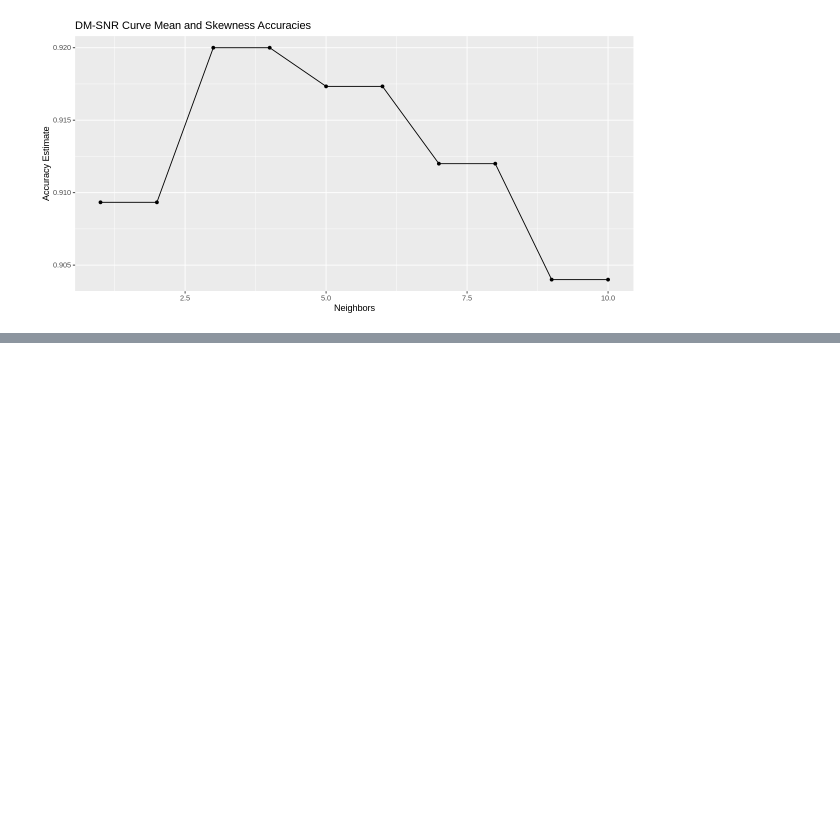
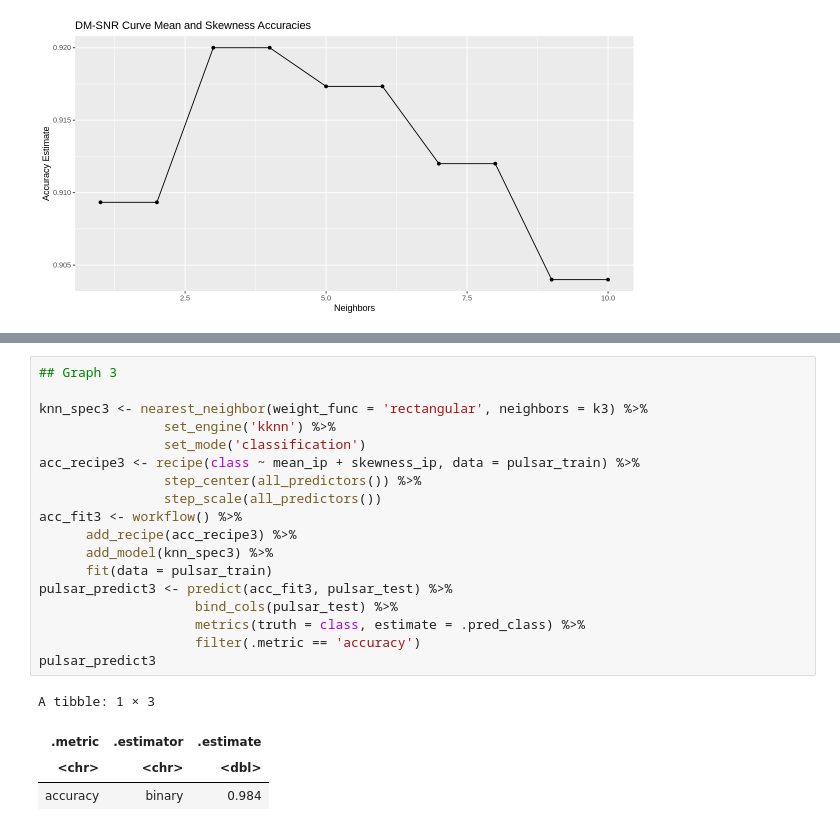
Before and after one commit to kseniak1/DSCI100-Project, a Jupyter notebook: Ksenia_notebook.ipynb, the cells around one changed output, grey strips where cells are left out. Saved outputs shown, nothing was run; the diff lists cells and outputs as text; blank space fills up the shorter version.

```diff
--- a/Ksenia_notebook.ipynb
+++ b/Ksenia_notebook.ipynb
@@ -255,0 +320,23 @@ k6 <- 3
+# %%
+## Graph 3
+
+knn_spec3 <- nearest_neighbor(weight_func = 'rectangular', neighbors = k3) %>%
+                set_engine('kknn') %>%
+                set_mode('classification')
+acc_recipe3 <- recipe(class ~ mean_ip + skewness_ip, data = pulsar_train) %>%
+                step_center(all_predictors()) %>%
+                step_scale(all_predictors())
+acc_fit3 <- workflow() %>%
+      add_recipe(acc_recipe3) %>%
+      add_model(knn_spec3) %>%
+      fit(data = pulsar_train)
+pulsar_predict3 <- predict(acc_fit3, pulsar_test) %>%
+                    bind_cols(pulsar_test) %>%
+                    metrics(truth = class, estimate = .pred_class) %>%
+                    filter(.metric == 'accuracy')
+pulsar_predict3
+# %% [output]
+A tibble: 1 × 3
+| .metric | .estimator | .estimate |
+| <chr> | <chr> | <dbl> |
+| accuracy | binary | 0.984 |
```
Also changed, not shown: parts of 8 cells of this notebook.
